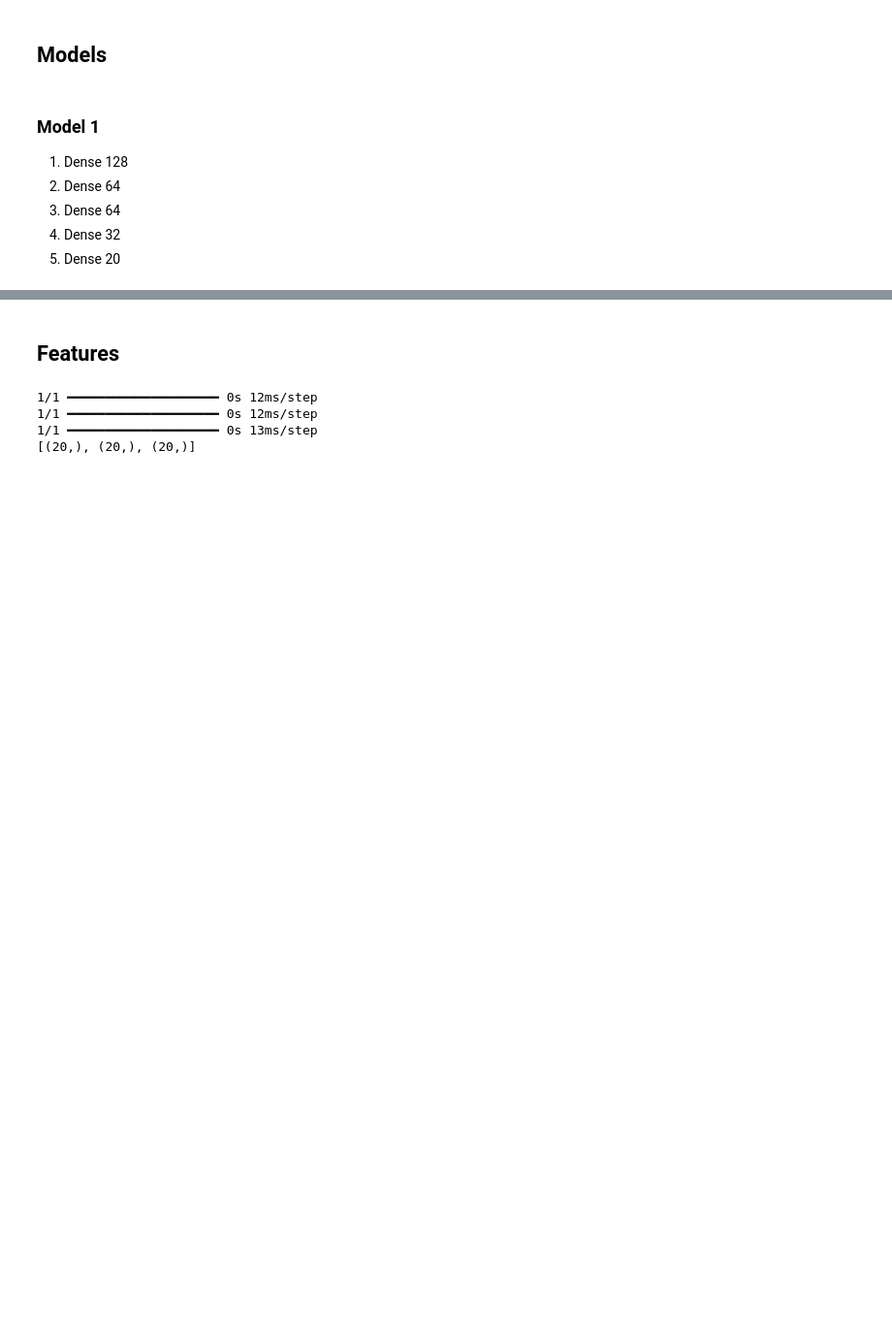
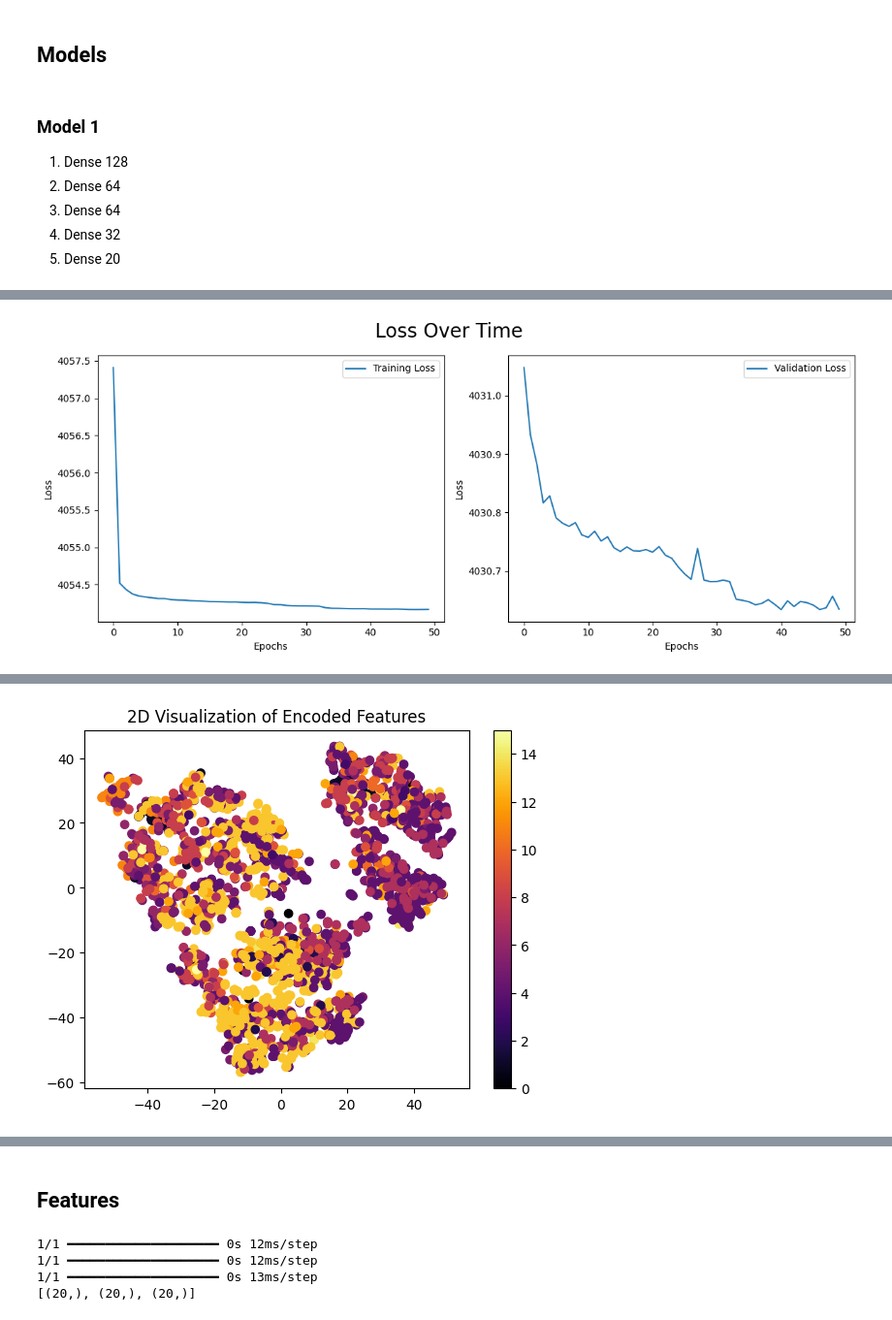
Before and after one commit to ShiroOYuki/Music_score, a Jupyter notebook: src/fma_autoencoder.ipynb, the cells around one changed output, grey strips where cells are left out. Shown at 97% size. Saved outputs shown, nothing was run; the diff lists cells and outputs as text; code cells hidden in the pictures; blank space fills up the shorter version.

```diff
--- a/src/fma_autoencoder.ipynb
+++ b/src/fma_autoencoder.ipynb
@@ -90,5 +79,0 @@ def model_1():
-# %%
-encoder, autoencoder = model_1()
-# autoencoder.summary()
-autoencoder.compile(optimizer='adam', loss='mse')
-hist = autoencoder.fit(X_train, X_train, validation_data=(X_val, X_val), epochs=50, batch_size=32, verbose=1)
@@ -148,4 +79,0 @@ show_tsne(Y_test, encoder=encoder)
-# %%
-encoder, autoencoder = model_1()
-autoencoder.compile(optimizer='adam', loss='mse')
-hist = autoencoder.fit(X_train, X_train, validation_data=(X_val, X_val), epochs=50, batch_size=64, verbose=1)
@@ -182,4 +79,0 @@ show_tsne(Y_test, encoder=encoder)
-# %%
-encoder, autoencoder = model_1()
-autoencoder.compile(optimizer='adam', loss='mse')
-hist = autoencoder.fit(X_train, X_train, validation_data=(X_val, X_val), epochs=50, batch_size=16, verbose=1)
@@ -213,0 +80,25 @@ show_tsne(Y_test, encoder=encoder)
+# %%
+def model_2():
+    input_dim = 140
+    encoding_dim = 20
+
+    input_layer = layers.Input(shape = (input_dim, ))
+    x = layers.Masking(0.)(input_layer)
+    x = layers.Dense(128, activation='relu')(x)
+    x = layers.Dense(64, activation='relu')(x)
+    x = layers.BatchNormalization()(x)
+    x = layers.Dense(64, activation='relu')(x)
+    x = layers.Dense(32, activation='relu')(x)
+
+    encoded = layers.Dense(encoding_dim, activation='relu')(x)
+    decoded = layers.Dense(input_dim, activation='sigmoid')(encoded)
+
+    encoder = models.Model(input_layer, encoded)
+    autoencoder = models.Model(input_layer, decoded)
+
+    return encoder, autoencoder
+# %%
+settings = (TestModel.ModelSettings(50, 64), TestModel.ModelSettings(50, 32), TestModel.ModelSettings(50, 16))
+tm = TestModel(model_2, settings)
+tm.test(X_train, X_train, val = (X_val, X_val), X_test=X_test, Y_test=Y_test)
+# %% [output]
@@ -213,0 +107 @@ show_tsne(Y_test, encoder=encoder)
+[figure, added]
@@ -213,0 +110 @@ show_tsne(Y_test, encoder=encoder)
+[figure, added]
```
Also changed, not shown: parts of 18 cells of this notebook, 1 other file.
